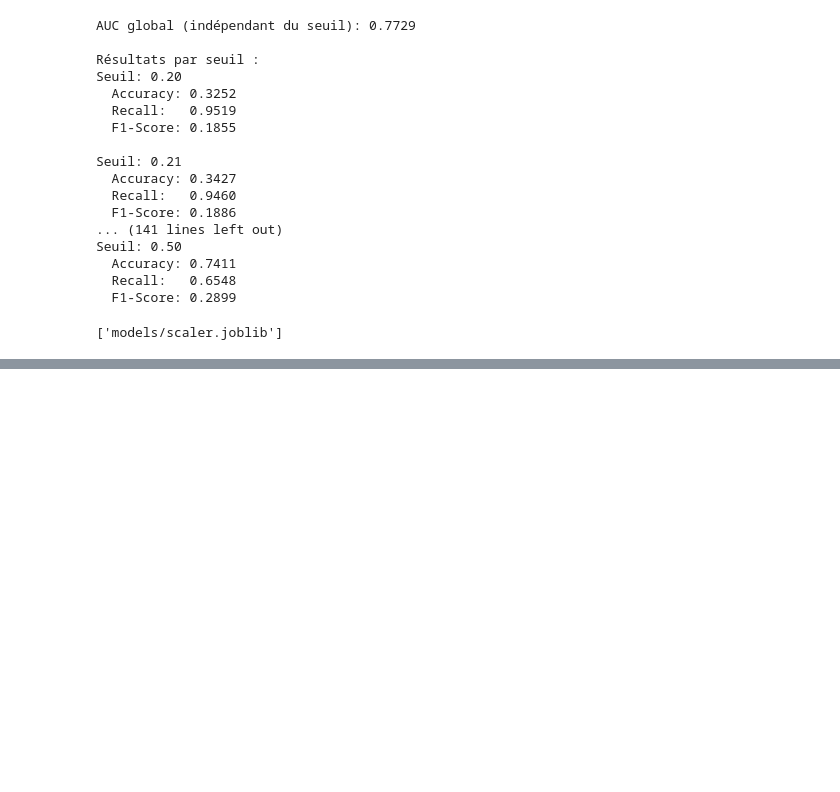
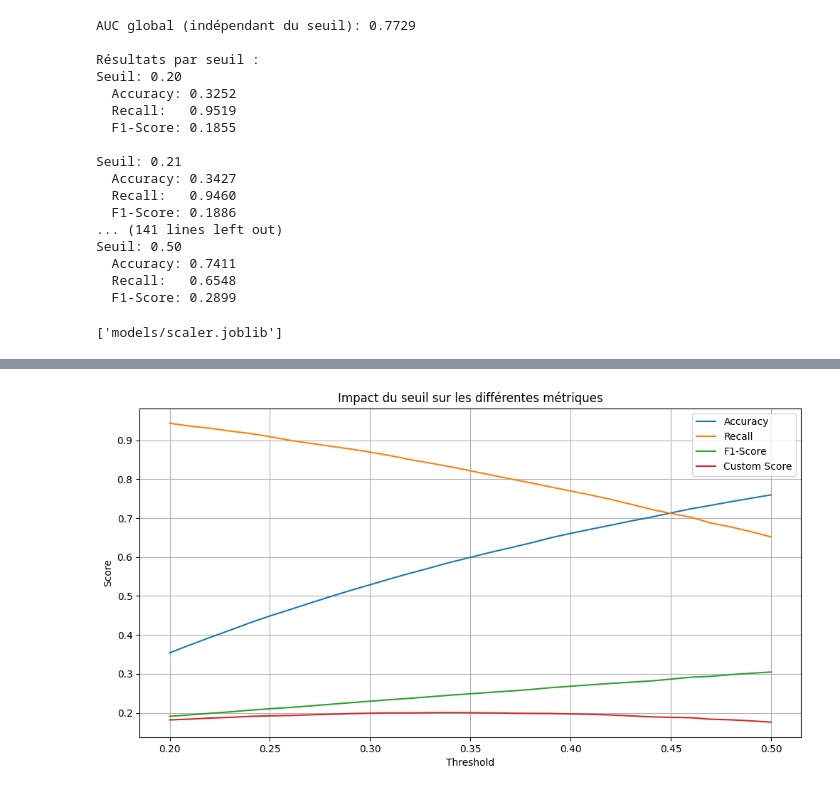
Before and after one commit to EP-portfolio/PROJET_7, a Jupyter notebook: PROJET_7.ipynb, the cells around one changed output, grey strips where cells are left out. Saved outputs shown, nothing was run; the diff lists cells and outputs as text; code cells hidden in the pictures; blank space fills up the shorter version.

Commit message:
Best modéle LGBM + SHAP + feature importance + api avec LGBM

```diff
--- a/PROJET_7.ipynb
+++ b/PROJET_7.ipynb
@@ -466,14 +441,12 @@ def train_and_evaluate_model(
     seuil=0.36,
     experiment_name="Credit Scoring Model"
 ):
-
     if mlflow.active_run():
         mlflow.end_run()
 
-    # Démarrer le tracking MLflow
     mlflow.set_experiment(experiment_name)
 
-    with mlflow.start_run(run_name = f'{model}_{model_params}') as run:
+    with mlflow.start_run(run_name = f'{type(model).__name__}') as run:  # Simplifié ici
         # Enregistrer le type de modèle et ses paramètres
         mlflow.log_param("model_type", type(model).__name__)
         mlflow.log_params(model_params)
@@ -498,8 +471,8 @@ def train_and_evaluate_model(
         # Enregistrer les métriques
         mlflow.log_metrics(metrics)
 
-        # Enregistrer le modèle
-        mlflow.sklearn.log_model(model, f"model_{model}")
+        # Enregistrer le modèle avec un nom simplifié
+        mlflow.sklearn.log_model(model, f"model_{type(model).__name__}")
 
         print(f"\nRésultats pour {type(model).__name__}:")
         for metric_name, metric_value in metrics.items():
@@ -1239,0 +1493,71 @@ joblib.dump(scaler, 'models/scaler.joblib')
+# %%
+# Création et entraînement du modèle LightGBM
+lgbm_model = LGBMClassifier(
+    class_weight={0:1, 1:10},
+    random_state=42,
+    n_estimators=100,
+    learning_rate=0.1,
+    num_leaves=32,
+    n_jobs=-1
+)
+X_train_scaled = clean_feature_names(X_train_scaled)
+X_test_scaled = clean_feature_names(X_test_scaled)
+# Entraînement du modèle
+lgbm_model.fit(X_train_scaled, y_train)
+
+# Fonction de test des seuils
+def test_thresholds(model, X_test, y_test, start=0.2, end=0.5, step=0.01):
+    # Obtenir les probabilités
+    y_prob = model.predict_proba(X_test)
+
+    thresholds = np.arange(start, end + step, step)
+    results = []
+
+    for threshold in thresholds:
+        # Appliquer le seuil
+        y_pred = (y_prob[:, 1] >= threshold).astype(int)
+
+        # Calculer toutes les métriques
+        metrics = {
+            'threshold': threshold,
+            'accuracy': accuracy_score(y_test, y_pred),
+            'recall': recall_score(y_test, y_pred),
+            'f1_score': f1_score(y_test, y_pred),
+            'custom_credit_score': custom_credit_score(y_test, y_pred, fn_weight=10, fp_weight=1)
+        }
+        results.append(metrics)
+
+    # Convertir en DataFrame pour une meilleure visualisation
+    results_df = pd.DataFrame(results)
+
+    # Trouver le meilleur seuil pour chaque métrique
+    best_thresholds = {
+        'accuracy': results_df.loc[results_df['accuracy'].idxmax(), 'threshold'],
+        'recall': results_df.loc[results_df['recall'].idxmax(), 'threshold'],
+        'f1_score': results_df.loc[results_df['f1_score'].idxmax(), 'threshold'],
+        'custom_credit_score': results_df.loc[results_df['custom_credit_score'].idxmax(), 'threshold']
+    }
+
+    return results_df, best_thresholds
+
+# Test des différents seuils
+results_df, best_thresholds = test_thresholds(lgbm_model, X_test_scaled, y_test)
+
+# Visualisation des résultats
+plt.figure(figsize=(12, 6))
+plt.plot(results_df['threshold'], results_df['accuracy'], label='Accuracy')
+plt.plot(results_df['threshold'], results_df['recall'], label='Recall')
+plt.plot(results_df['threshold'], results_df['f1_score'], label='F1-Score')
+plt.plot(results_df['threshold'], results_df['custom_credit_score'], label='Custom Score')
+plt.xlabel('Threshold')
+plt.ylabel('Score')
+plt.title('Impact du seuil sur les différentes métriques')
+plt.legend()
+plt.grid(True)
+plt.show()
+
+# Afficher les meilleurs seuils
+print("\nMeilleurs seuils par métrique:")
+for metric, threshold in best_thresholds.items():
+    print(f"{metric}: {threshold:.3f}")
+# %% [output]
@@ -1239,0 +1571 @@ joblib.dump(scaler, 'models/scaler.joblib')
+[figure, added]
```
Also changed, not shown: parts of 12 cells of this notebook, 5 other files.
